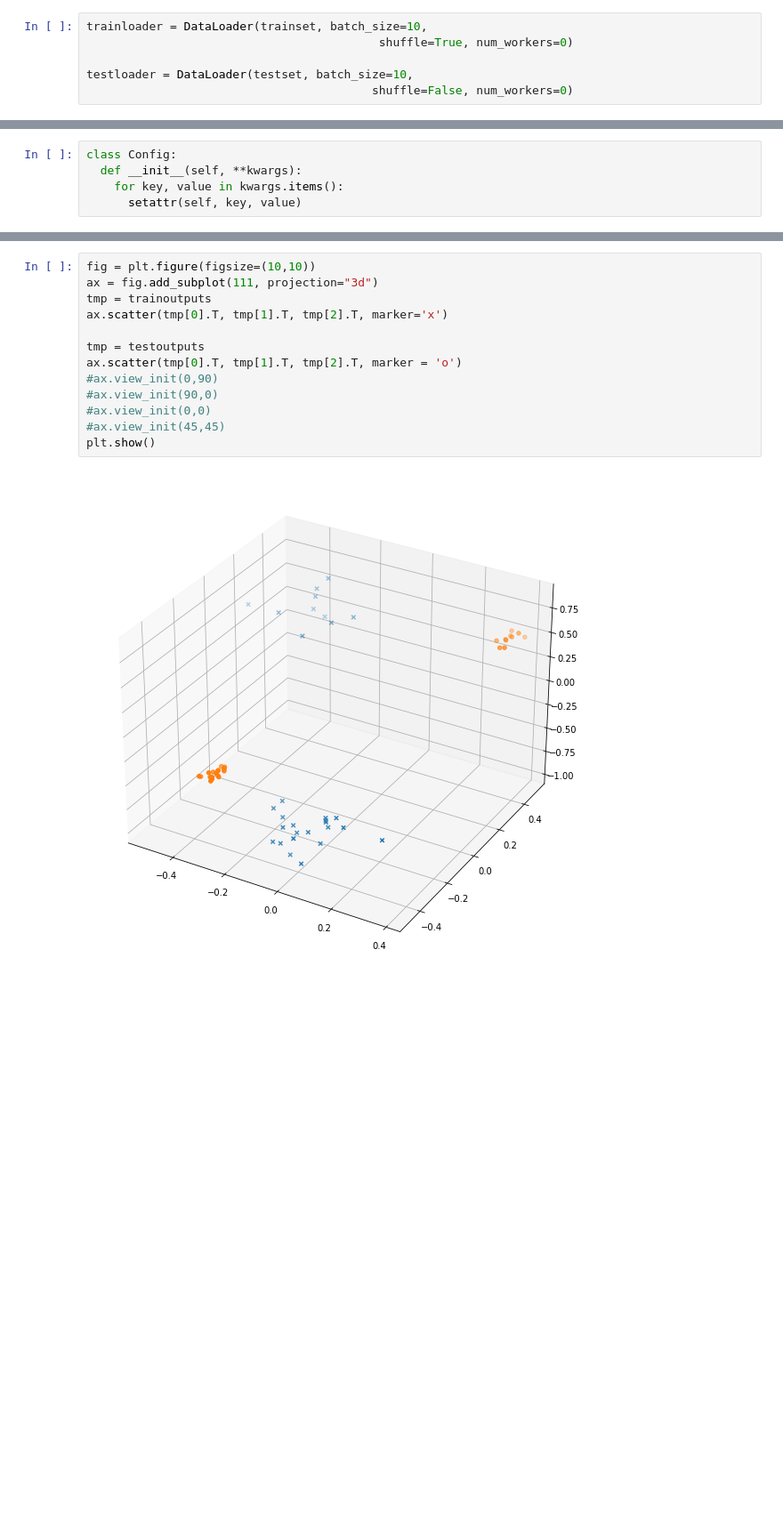
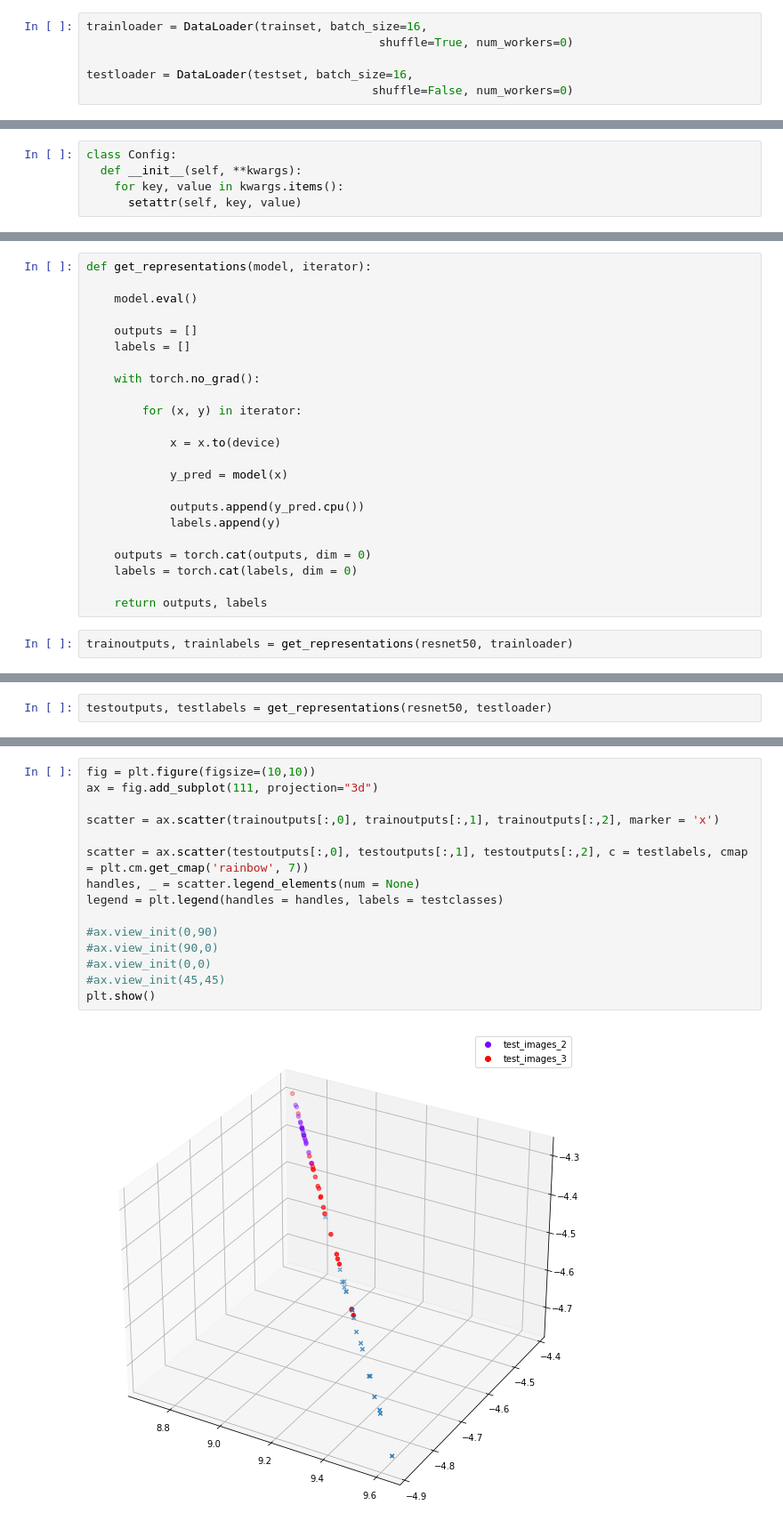
Before and after one commit to Capstone1-2022/Metaverse-Advertisement-Measure, a Jupyter notebook: ResNet/ResNet50.ipynb, the cells around one changed output, grey strips where cells are left out. Shown at 89% size. Drawn from its saved outputs; the diff is of its cells as text; blank space fills up the shorter version.

```diff
--- a/ResNet/ResNet50.ipynb
+++ b/ResNet/ResNet50.ipynb
@@ -121,8 +79,8 @@ testset = torchvision.datasets.ImageFolder(root=test_path, transform=transform_t
 # %%
-trainloader = DataLoader(trainset, batch_size=10,
+trainloader = DataLoader(trainset, batch_size=16,
                                           shuffle=True, num_workers=0)
 
-testloader = DataLoader(testset, batch_size=10,
+testloader = DataLoader(testset, batch_size=16,
                                          shuffle=False, num_workers=0)
 # %%
 # import resnet
@@ -387,0 +334,25 @@ Train Epoch: 2 [0/50 (0%)]      learningLoss: 0.620450  whole_loss: 0.620450
+# %%
+def get_representations(model, iterator):
+
+    model.eval()
+
+    outputs = []
+    labels = []
+
+    with torch.no_grad():
+
+        for (x, y) in iterator:
+
+            x = x.to(device)
+
+            y_pred = model(x)
+
+            outputs.append(y_pred.cpu())
+            labels.append(y)
+
+    outputs = torch.cat(outputs, dim = 0)
+    labels = torch.cat(labels, dim = 0)
+
+    return outputs, labels
+# %%
+trainoutputs, trainlabels = get_representations(resnet50, trainloader)
@@ -387,0 +385,2 @@ Train Epoch: 2 [0/50 (0%)]      learningLoss: 0.620450  whole_loss: 0.620450
+# %%
+testoutputs, testlabels = get_representations(resnet50, testloader)
@@ -388,15 +435,17 @@ Train Epoch: 2 [0/50 (0%)]      learningLoss: 0.620450  whole_loss: 0.620450
 # %%
 fig = plt.figure(figsize=(10,10))
 ax = fig.add_subplot(111, projection="3d")
-tmp = trainoutputs
-ax.scatter(tmp[0].T, tmp[1].T, tmp[2].T, marker='x')
 
-tmp = testoutputs
-ax.scatter(tmp[0].T, tmp[1].T, tmp[2].T, marker = 'o')
+scatter = ax.scatter(trainoutputs[:,0], trainoutputs[:,1], trainoutputs[:,2], marker = 'x')
+
+scatter = ax.scatter(testoutputs[:,0], testoutputs[:,1], testoutputs[:,2], c = testlabels, cmap = plt.cm.get_cmap('rainbow', 7))
+handles, _ = scatter.legend_elements(num = None)
+legend = plt.legend(handles = handles, labels = testclasses)
+
 #ax.view_init(0,90)
 #ax.view_init(90,0)
 #ax.view_init(0,0)
 #ax.view_init(45,45)
 plt.show()
 # %% [output]
-[figure, old version]
+[figure, new version]
```
Also changed, not shown: parts of 26 cells of this notebook.
